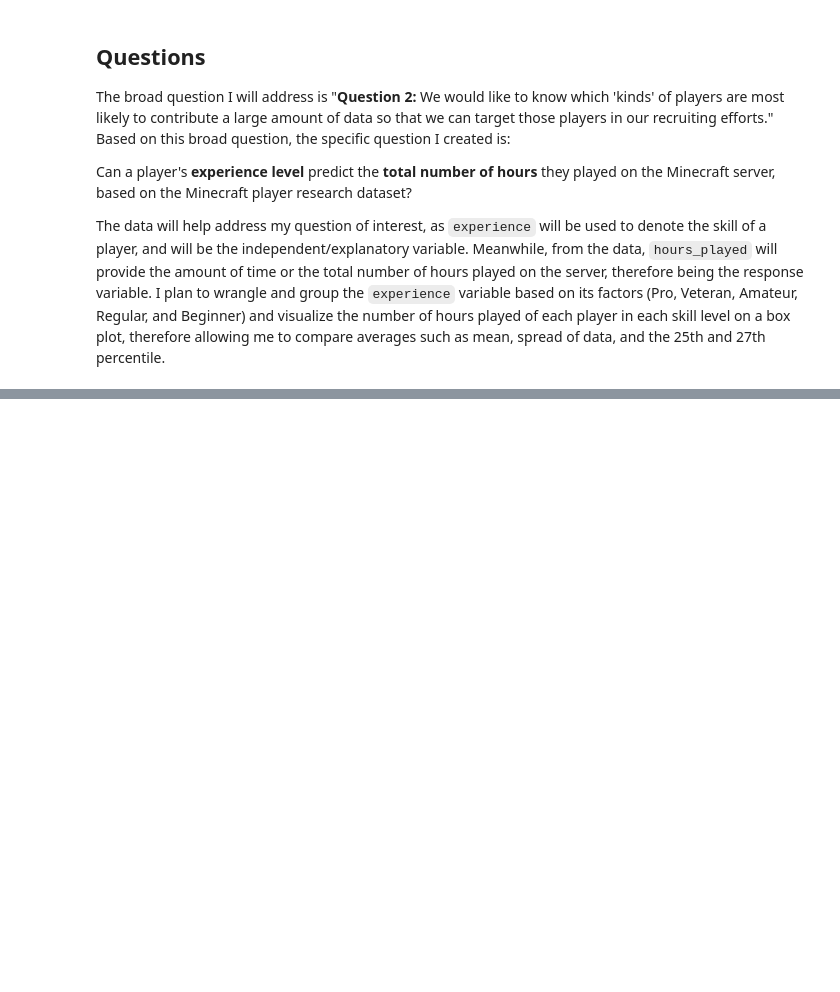
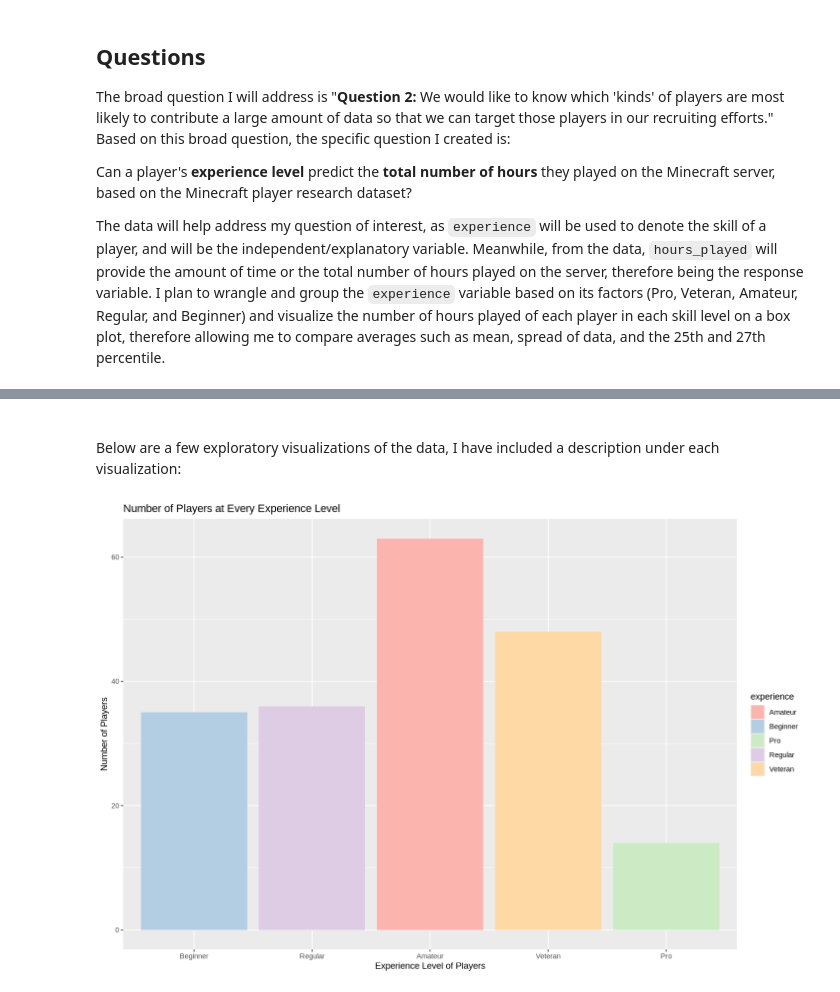
Before and after one commit to jai-o1/individual-project, a Jupyter notebook: Project Planning Stage (Group 33).ipynb, the cells around one changed output, grey strips where cells are left out. Saved outputs shown, nothing was run; the diff lists cells and outputs as text; code cells hidden in the pictures; blank space fills up the shorter version.

Commit message:
Finished Exploratory Data Analysis and Visualization
Finished the Exploratory Data Analysis and Visualization section of my project, now moving onto the Methods and Plans!

```diff
--- a/Project Planning Stage (Group 33).ipynb
+++ b/Project Planning Stage (Group 33).ipynb
@@ -88,0 +120,18 @@ The data will help address my question of interest, as `experience` will be used
+# %% [markdown]
+<br>Below are a few exploratory visualizations of the data, I have included a description under each visualization:
+# %%
+#this is for colours used in visualizations
+library(RColorBrewer)
+
+#visualizing number of players at each experience level
+options(repr.plot.width = 12, repr.plot.height = 8)
+players_per_experience <- players_data|>
+    group_by(experience) |>
+    summarize(count = n()) |>
+    ggplot(aes(x = factor(experience, levels = c('Beginner', 'Regular', 'Amateur', 'Veteran', 'Pro')), y = count, fill = experience)) +
+    geom_bar(stat = "identity") +
+    labs(x = 'Experience Level of Players', y = 'Number of Players', title = 'Number of Players at Every Experience Level', fill = 'experience') +
+    scale_fill_brewer(palette = 'Pastel1')
+players_per_experience
+# %% [output]
+[figure, added]
```
Also changed, not shown: parts of 9 cells of this notebook.
